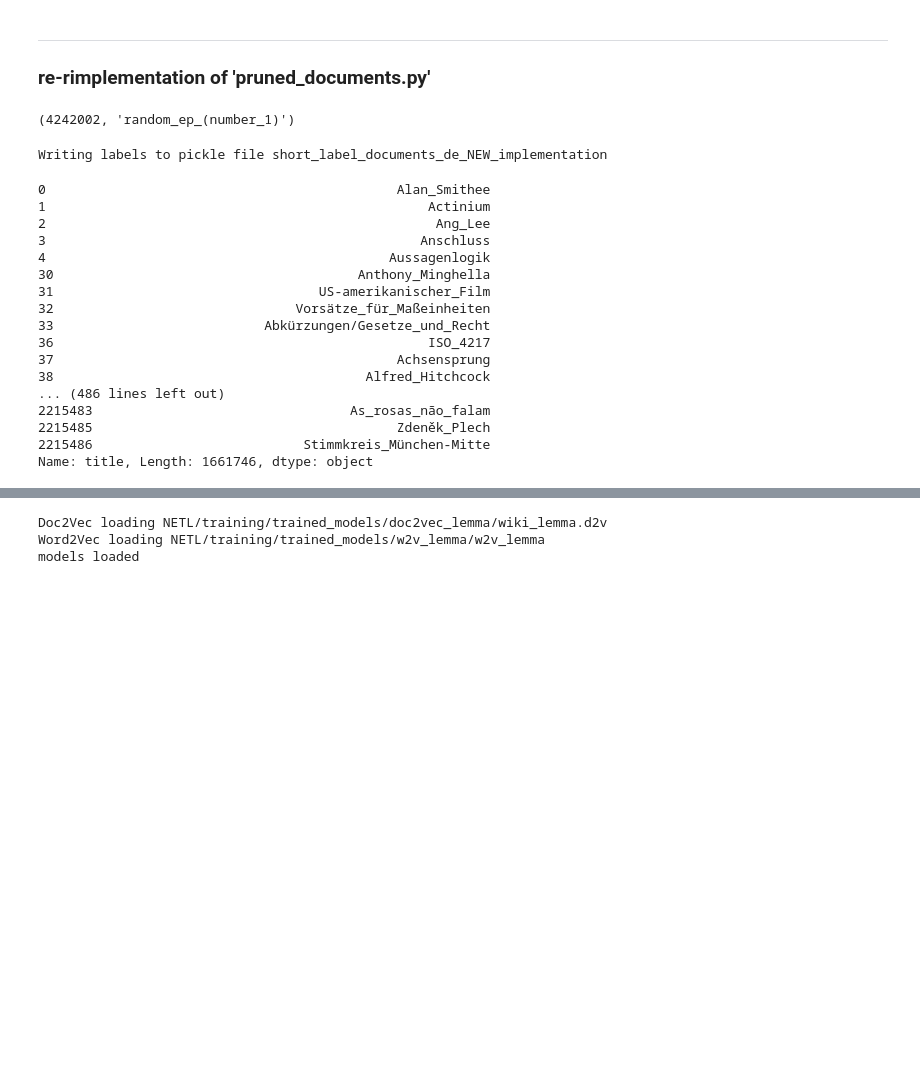
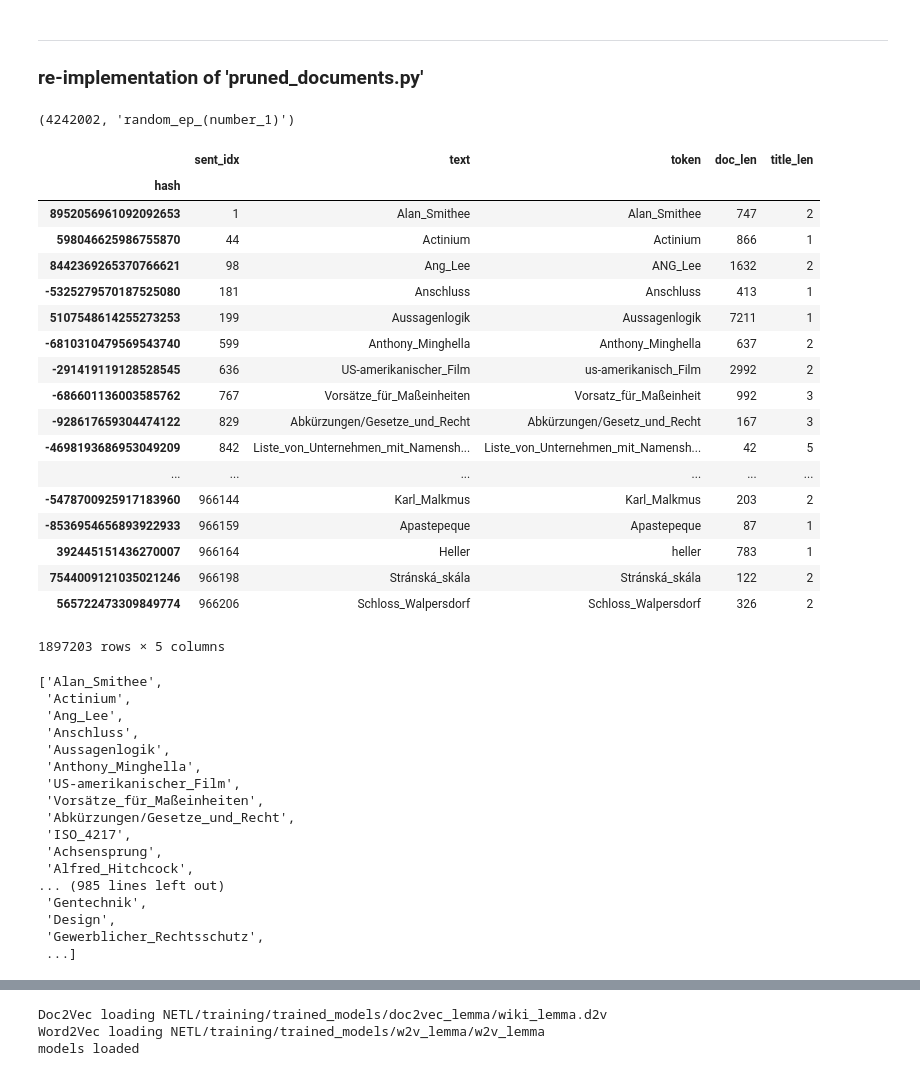
Before and after one commit to andifunke/topic-labeling, a Jupyter notebook: Reimplementing_NETL_preprocessing.ipynb, the cells around one changed output, grey strips where cells are left out. Drawn from its saved outputs; the diff is of its cells as text; code cells hidden in the pictures; blank space fills up the shorter version.

```diff
--- a/Reimplementing_NETL_preprocessing.ipynb
+++ b/Reimplementing_NETL_preprocessing.ipynb
@@ -13,4 +13,4 @@ pd.options.display.max_rows = 500
 # %% [markdown]
 -----
 
-### re-rimplementation of 'pruned_documents.py'
+### re-implementation of 'pruned_documents.py'
@@ -26,3 +26,33 @@ with open(filepath, 'rb') as fp:
 len(lst), lst[4242002-1]
 # %% [output]
 (4242002, 'random_ep_(number_1)')
+# %%
+dewiki_phrases = 'dewiki_phrases.pickle'
+dewiki_phrases_joined = 'dewiki_phrases_joined.pickle'
+dewiki_phrases_lemmatized = 'dewiki_phrases_lemmatized.pickle'
+
+dp = pd.read_pickle(join(ETL_PATH, dewiki_phrases))
+dpj = pd.read_pickle(join(ETL_PATH, dewiki_phrases_joined))
+dpl = pd.read_pickle(join(ETL_PATH, dewiki_phrases_lemmatized))
+# %%
+dpl
+# %% [output]
+|  | sent_idx | text | token | doc_len | title_len |
+| hash |  |  |  |  |  |
+| 8952056961092092653 | 1 | Alan_Smithee | Alan_Smithee | 747 | 2 |
+| 598046625986755870 | 44 | Actinium | Actinium | 866 | 1 |
+| 8442369265370766621 | 98 | Ang_Lee | ANG_Lee | 1632 | 2 |
+| -5325279570187525080 | 181 | Anschluss | Anschluss | 413 | 1 |
+| 5107548614255273253 | 199 | Aussagenlogik | Aussagenlogik | 7211 | 1 |
+| -6810310479569543740 | 599 | Anthony_Minghella | Anthony_Minghella | 637 | 2 |
+| -291419119128528545 | 636 | US-amerikanischer_Film | us-amerikanisch_Film | 2992 | 2 |
+| -686601136003585762 | 767 | Vorsätze_für_Maßeinheiten | Vorsatz_für_Maßeinheit | 992 | 3 |
+| -928617659304474122 | 829 | Abkürzungen/Gesetze_und_Recht | Abkürzungen/Gesetz_und_Recht | 167 | 3 |
+| -4698193686953049209 | 842 | Liste_von_Unternehmen_mit_Namensh... | Liste_von_Unternehmen_mit_Namensh... | 42 | 5 |
+| ... | ... | ... | ... | ... | ... |
+| -5478700925917183960 | 966144 | Karl_Malkmus | Karl_Malkmus | 203 | 2 |
+| -8536954656893922933 | 966159 | Apastepeque | Apastepeque | 87 | 1 |
+| 392445151436270007 | 966164 | Heller | heller | 783 | 1 |
+| 7544009121035021246 | 966198 | Stránská_skála | Stránská_skála | 122 | 2 |
+| 565722473309849774 | 966206 | Schloss_Walpersdorf | Schloss_Walpersdorf | 326 | 2 |
+1897203 rows × 5 columns
@@ -29,6 +62,5 @@ len(lst), lst[4242002-1]
 # %%
-title_length = 5 # filter < 5
-doc_length = 40 # filter > 40
+# without lemmatization
 
 output_filename = 'short_label_documents_de_NEW_implementation'
 goodids = pd.read_pickle(join(ETL_PATH, 'dewiki_good_ids.pickle'))
@@ -43,29 +75,30 @@ df = df.query(f'(title_len < {title_length}) and (text_len > {doc_length})')
 
 titles = df.title.str.replace(' ', '_')
 lst_new = titles.tolist()
+
+
 output_file = 'short_label_documents_de_NEW_implementation'
 outpath = join(path, output_file)
 print("Writing labels to pickle file", outpath)
 with open(outpath, 'wb') as fp:
     pickle.dump(lst_new, fp)
 
-titles
+lst_new
 # %% [output]
-Writing labels to pickle file short_label_documents_de_NEW_implementation
+['Alan_Smithee',
+ 'Actinium',
+ 'Ang_Lee',
+ 'Anschluss',
+ 'Aussagenlogik',
+ 'Anthony_Minghella',
+ 'US-amerikanischer_Film',
+ 'Vorsätze_für_Maßeinheiten',
+ 'Abkürzungen/Gesetze_und_Recht',
+ 'ISO_4217',
+ 'Achsensprung',
+ 'Alfred_Hitchcock',
+... (985 lines left out)
+ 'Gentechnik',
+ 'Design',
+ 'Gewerblicher_Rechtsschutz',
+ ...]
-0                                             Alan_Smithee
-1                                                 Actinium
-2                                                  Ang_Lee
-3                                                Anschluss
-4                                            Aussagenlogik
-30                                       Anthony_Minghella
-31                                  US-amerikanischer_Film
-32                               Vorsätze_für_Maßeinheiten
-33                           Abkürzungen/Gesetze_und_Recht
-36                                                ISO_4217
-37                                            Achsensprung
-38                                        Alfred_Hitchcock
-... (486 lines left out)
-2215483                                 As_rosas_não_falam
-2215485                                       Zdeněk_Plech
-2215486                           Stimmkreis_München-Mitte
-Name: title, Length: 1661746, dtype: object
```
Also changed, not shown: parts of 8 cells of this notebook, 23 other files.
